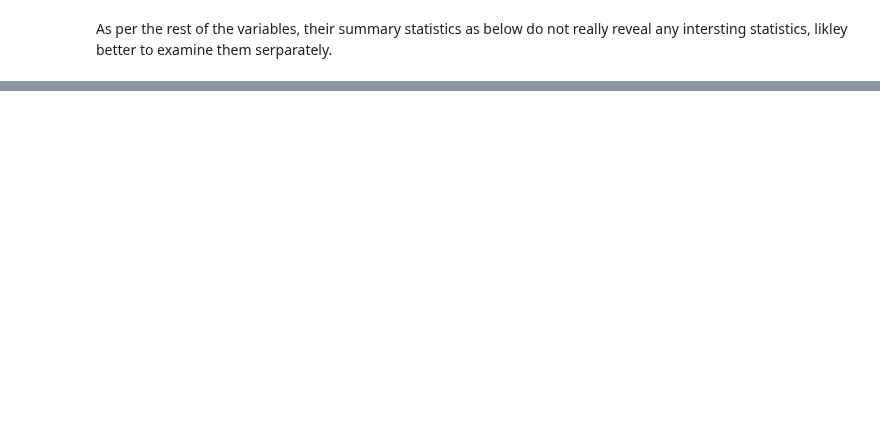
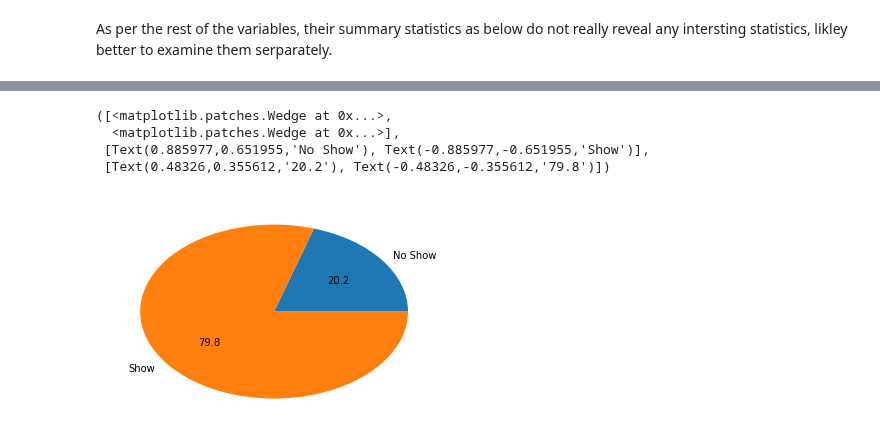
Before and after one commit to cdmorgan103/7331DataMiningNoShow, a Jupyter notebook: 7331DataMiningNoShow - SImpleStats.ipynb, the cells around one changed output, grey strips where cells are left out. Saved outputs shown, nothing was run; the diff lists cells and outputs as text; code cells hidden in the pictures; blank space fills up the shorter version.

```diff
--- a/7331DataMiningNoShow - SImpleStats.ipynb
+++ b/7331DataMiningNoShow - SImpleStats.ipynb
@@ -372,0 +419,10 @@ df.loc[0:,('Gender', 'ScheduledDay', 'ScheduledTime', 'AppointmentDay',
+# %%
+show_values = [len(df.NoShow[df.NoShow==True]), len(df.Gender[df.NoShow!=True])]
+show_labels = ['No Show', 'Show']
+plt.pie(show_values, labels = show_labels, autopct='%.1f')
+# %% [output]
+([<matplotlib.patches.Wedge at 0x...>,
+  <matplotlib.patches.Wedge at 0x...>],
+ [Text(0.885977,0.651955,'No Show'), Text(-0.885977,-0.651955,'Show')],
+ [Text(0.48326,0.355612,'20.2'), Text(-0.48326,-0.355612,'79.8')])
+[figure, added]
```
Also changed, not shown: parts of 19 cells of this notebook, 1 other file.
